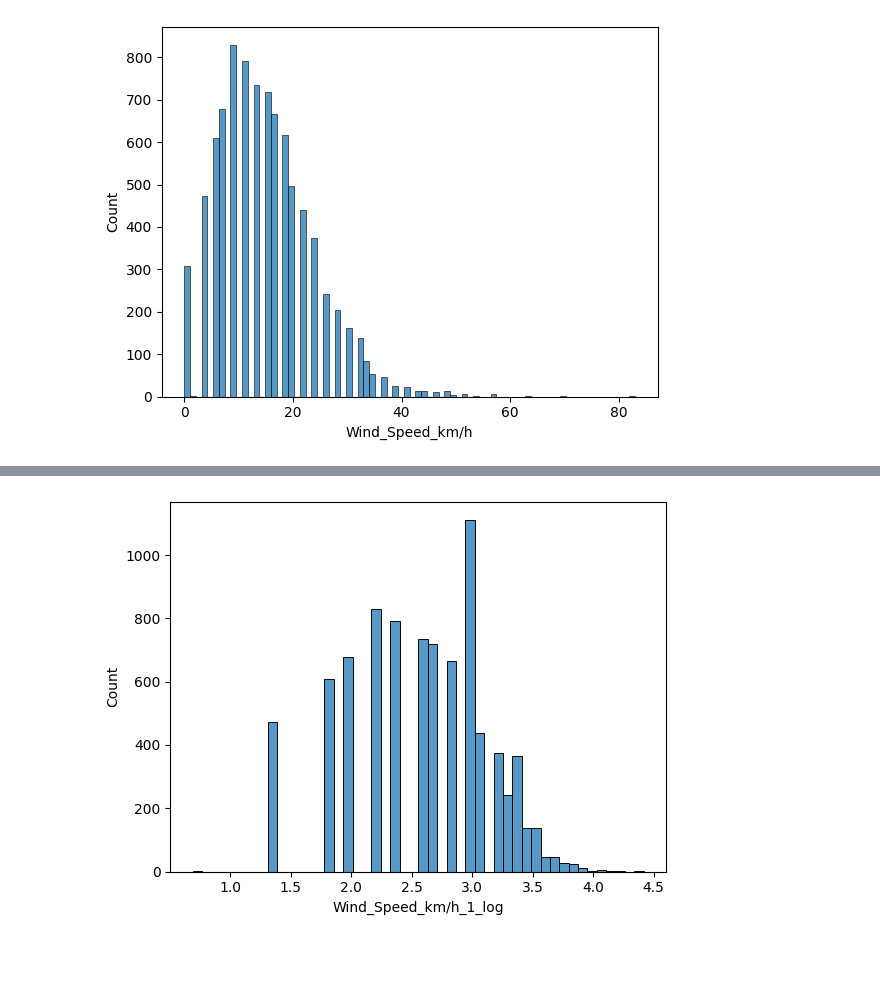
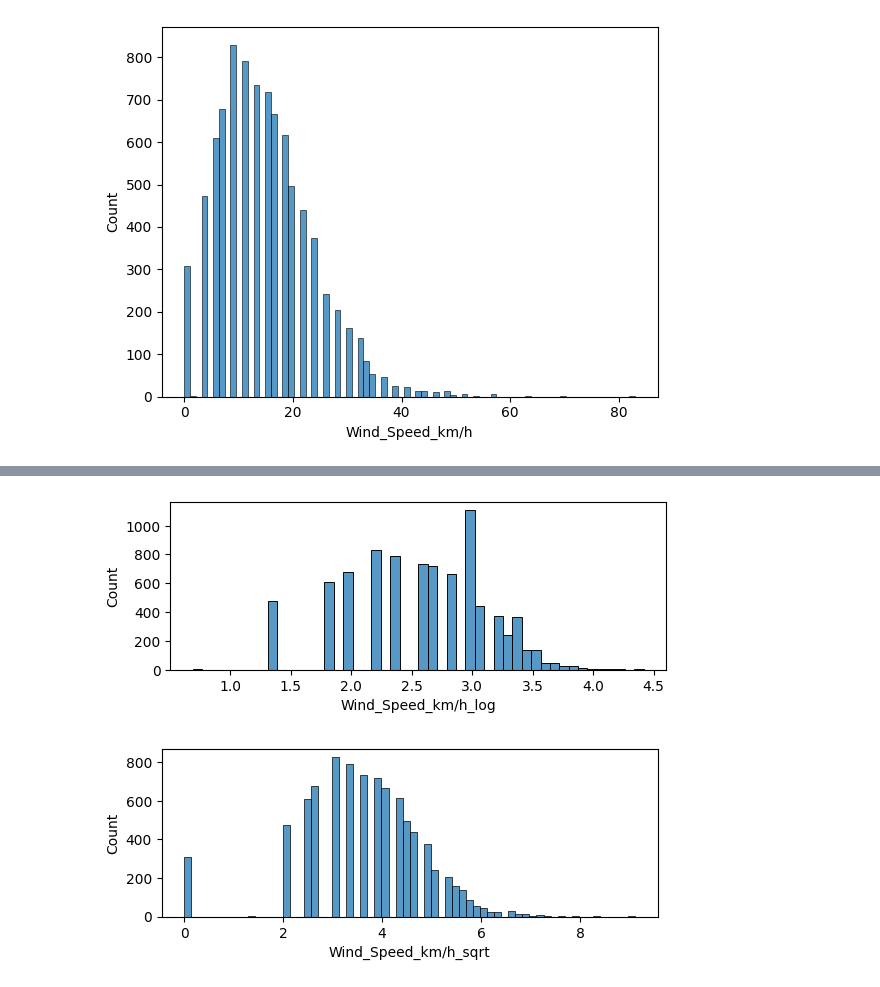
Before and after one commit to trailokya-world/Weather-Data-Analysis, a Jupyter notebook: ML Extention/Data Cleaning and Preprocessing.ipynb, the cells around one changed output, grey strips where cells are left out. Drawn from its saved outputs; the diff is of its cells as text; code cells hidden in the pictures; blank space fills up the shorter version.

```diff
--- a/ML Extention/Data Cleaning and Preprocessing.ipynb
+++ b/ML Extention/Data Cleaning and Preprocessing.ipynb
@@ -103,3 +103,5 @@ sns.histplot(data ,x="Wind_Speed_km/h")
 plt.show()
 # %% [output]
 [figure]
+# %%
+data1=pd.DataFrame( {"Wind_Speed_km/h_sqrt":np.sqrt(data["Wind_Speed_km/h"]) ,"Wind_Speed_km/h_log": np.log(data["Wind_Speed_km/h"])})
@@ -106,6 +124,11 @@ plt.show()
 # %%
-data["Wind_Speed_km/h_log"] = np.log(data["Wind_Speed_km/h"])
-sns.histplot(data ,x="Wind_Speed_km/h_1_log")
+plt.subplot(2,1,2)
+sns.histplot(data1 ,x="Wind_Speed_km/h_log")
 plt.show()
+
+plt.subplot(2,1,1)
+sns.histplot(data1 ,x="Wind_Speed_km/h_sqrt")
+plt.show()
 # %% [output]
-[figure, old version]
+[figure, new version]
+[figure, added]
```
Also changed, not shown: parts of 3 cells of this notebook.
